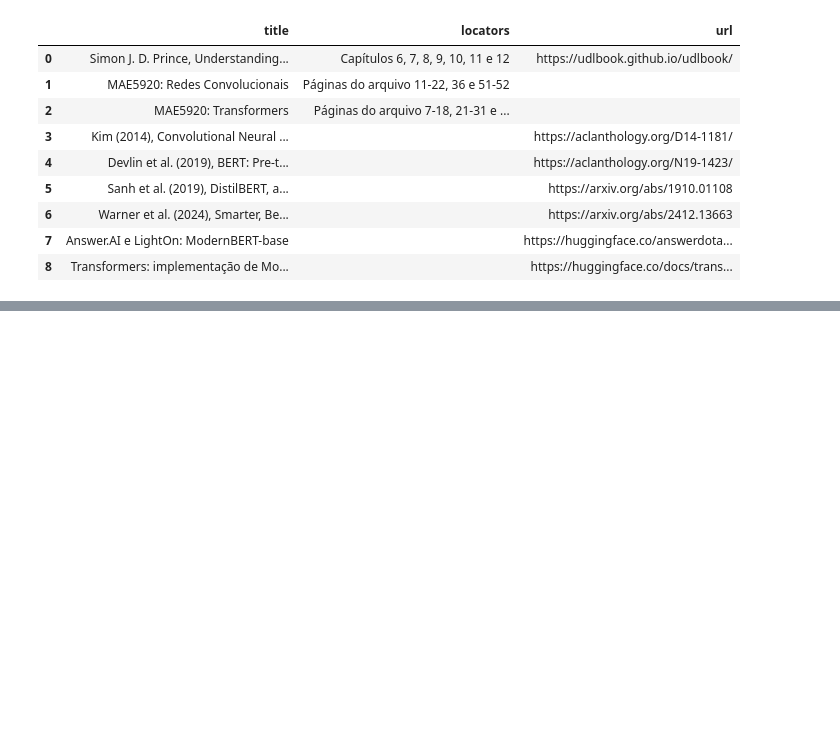
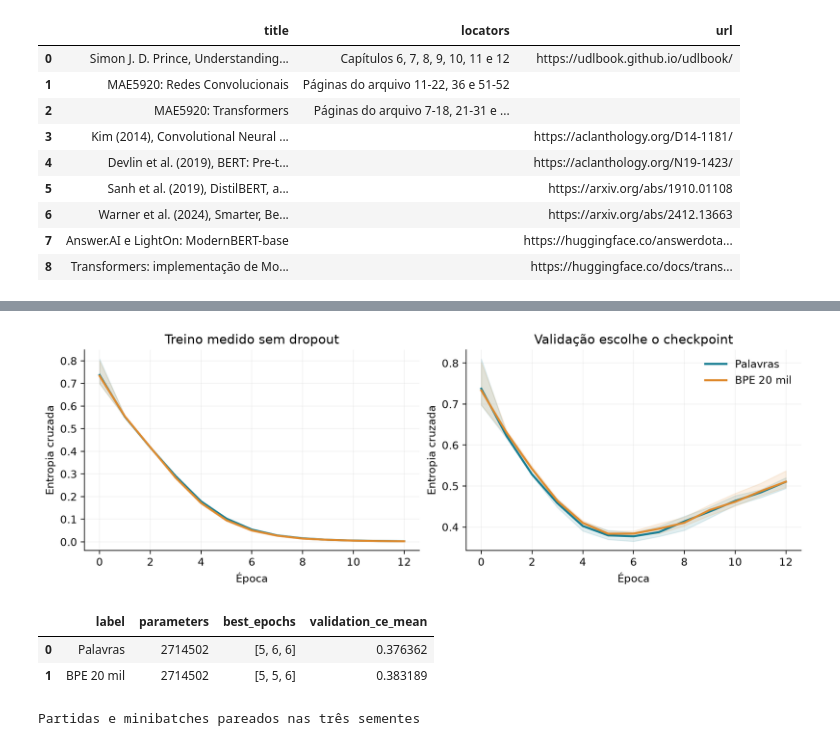
Before and after one commit to costaleirbag/projeto-mae5920, a Jupyter notebook: notebooks/cnn_encoders.ipynb, the cells around one changed output, grey strips where cells are left out. Saved outputs shown, nothing was run; the diff lists cells and outputs as text; code cells hidden in the pictures; blank space fills up the shorter version.

```diff
--- a/notebooks/cnn_encoders.ipynb
+++ b/notebooks/cnn_encoders.ipynb
@@ -281,0 +339,15 @@ display(pd.DataFrame(read_json(ROOT / 'docs/REFERENCIAS_SEQUENCIAS.json')['refer
+# %%
+display(Image(filename=str(BP / 'figures/learning_curves.png')))
+display(pd.DataFrame(bs['groups'])[['label','parameters','best_epochs','validation_ce_mean']])
+for seed in bs['config']['seeds']:
+    w = read_json(B / 'runs' / f'cnn_optimizer__adam__lr0.001__s{seed}.json')
+    b = read_json(BP / 'runs' / f'cnn_bpe20k__s{seed}.json')
+    assert w['initial_state_sha256'] == b['initial_state_sha256']
+    assert w['batch_order_sha256'] == b['batch_order_sha256']
+print('Partidas e minibatches pareados nas três sementes')
+# %% [output]
+[figure, added]
+|  | label | parameters | best_epochs | validation_ce_mean |
+| 0 | Palavras | 2714502 | [5, 6, 6] | 0.376362 |
+| 1 | BPE 20 mil | 2714502 | [5, 5, 6] | 0.383189 |
+Partidas e minibatches pareados nas três sementes
```
Also changed, not shown: parts of 7 cells of this notebook, 56 other files.
